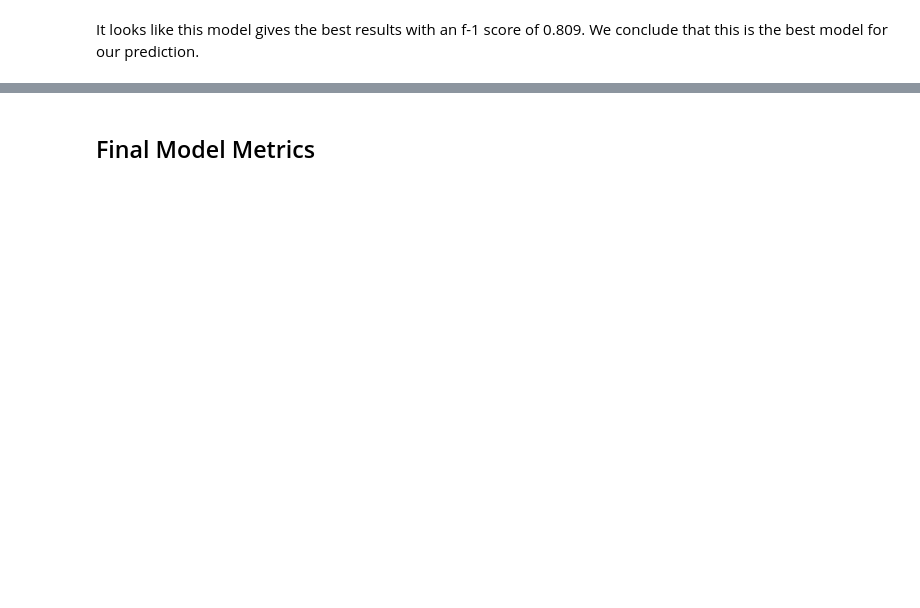
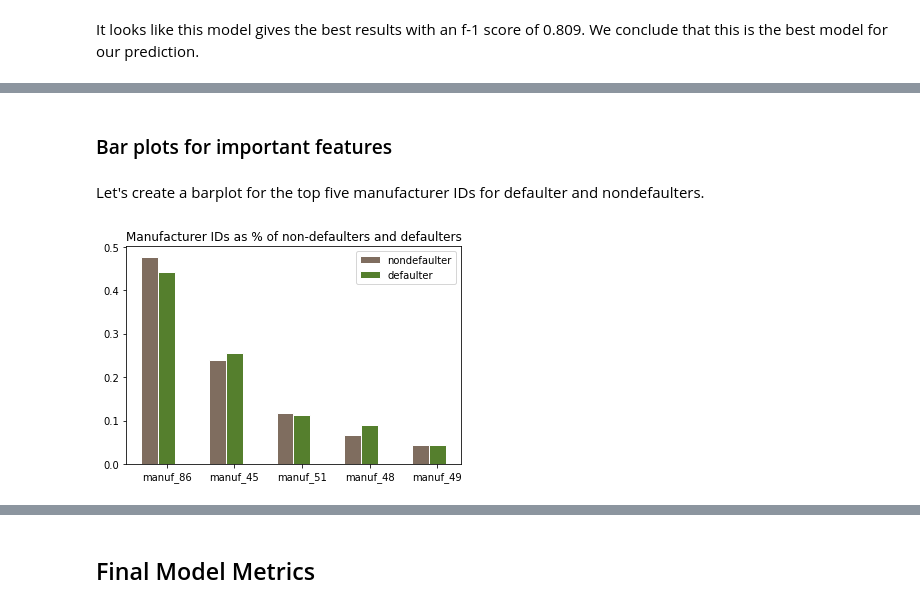
Before and after one commit to steviekwonders/Capstone-2, a Jupyter notebook: Modeling/Preprocessing and Modeling.ipynb, the cells around one changed output, grey strips where cells are left out. Cells and saved outputs as stored; diff of their text form; code cells hidden in the pictures; blank space fills up the shorter version.

```diff
--- a/Modeling/Preprocessing and Modeling.ipynb
+++ b/Modeling/Preprocessing and Modeling.ipynb
@@ -684,0 +686,52 @@ plt.show()
+# %% [markdown]
+### Bar plots for important features
+# %%
+# Separate original dataset defaulters and non-defaulters
+defaulter = VL_df[VL_df['loan_default']==1]
+nondefaulter = VL_df[VL_df['loan_default']==0]
+# %% [markdown]
+Let's create a barplot for the top five manufacturer IDs for defaulter and nondefaulters.
+# %%
+# Obtain percentage of top five manufacturer IDs.
+def_manufact_86 = defaulter[defaulter['manufacturer_id']==86]['manufacturer_id'].count() / len(defaulter)
+nondef_manufact_86 = nondefaulter[nondefaulter['manufacturer_id']==86]['manufacturer_id'].count() / len(nondefaulter)
+
+def_manufact_45 = defaulter[defaulter['manufacturer_id']==45]['manufacturer_id'].count() / len(defaulter)
+nondef_manufact_45 = nondefaulter[nondefaulter['manufacturer_id']==45]['manufacturer_id'].count() / len(nondefaulter)
+
+def_manufact_51 = defaulter[defaulter['manufacturer_id']==51]['manufacturer_id'].count() / len(defaulter)
+nondef_manufact_51 = nondefaulter[nondefaulter['manufacturer_id']==51]['manufacturer_id'].count() / len(nondefaulter)
+
+def_manufact_48 = defaulter[defaulter['manufacturer_id']==48]['manufacturer_id'].count() / len(defaulter)
+nondef_manufact_48 = nondefaulter[nondefaulter['manufacturer_id']==48]['manufacturer_id'].count() / len(nondefaulter)
+
+def_manufact_49 = defaulter[defaulter['manufacturer_id']==49]['manufacturer_id'].count() / len(defaulter)
+nondef_manufact_49 = nondefaulter[nondefaulter['manufacturer_id']==49]['manufacturer_id'].count() / len(nondefaulter)
+
+
+# set width of bar
+barWidth = 0.25
+
+# set height of bar
+bars1 = [nondef_manufact_86, nondef_manufact_45, nondef_manufact_51, nondef_manufact_48, nondef_manufact_49]
+bars2 = [def_manufact_86, def_manufact_45, def_manufact_51, def_manufact_48, def_manufact_49]
+
+# Set position of bar on X axis
+r1 = np.arange(len(bars1))
+r2 = [x + barWidth for x in r1]
+
+ # Make the plot
+plt.bar(r1, bars1, color='#7f6d5f', width=barWidth, edgecolor='white', label='nondefaulter')
+plt.bar(r2, bars2, color='#557f2d', width=barWidth, edgecolor='white', label='defaulter')
+
+# Add xticks on the middle of the group bars
+plt.xlabel('', fontweight='bold')
+plt.xticks([r + barWidth for r in range(len(bars1))], ['manuf_86', 'manuf_45', 'manuf_51',
+                                                       'manuf_48', 'manuf_49'])
+plt.title('Manufacturer IDs as % of non-defaulters and defaulters')
+
+# Create legend & Show graphic
+plt.legend()
+plt.show()
+# %% [output]
+[figure, added]
```
Also changed, not shown: parts of 18 cells of this notebook.
